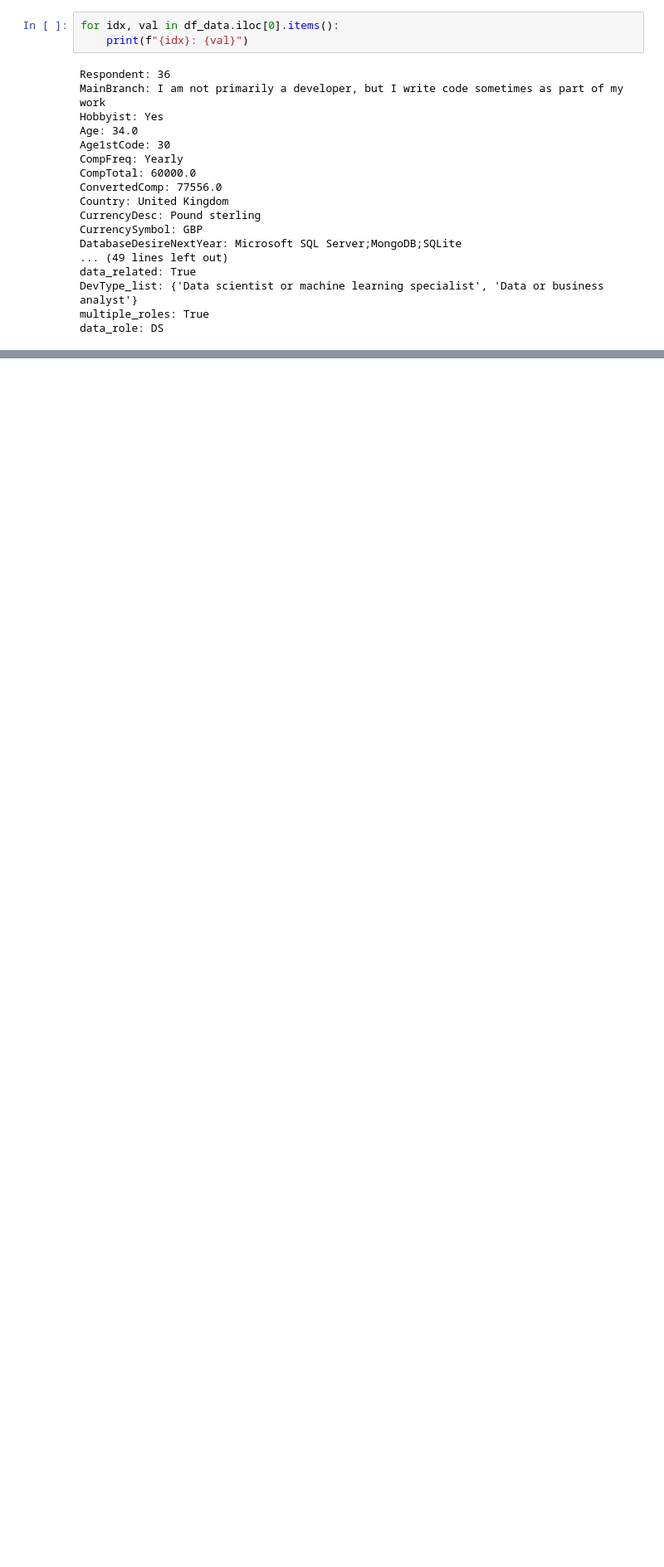
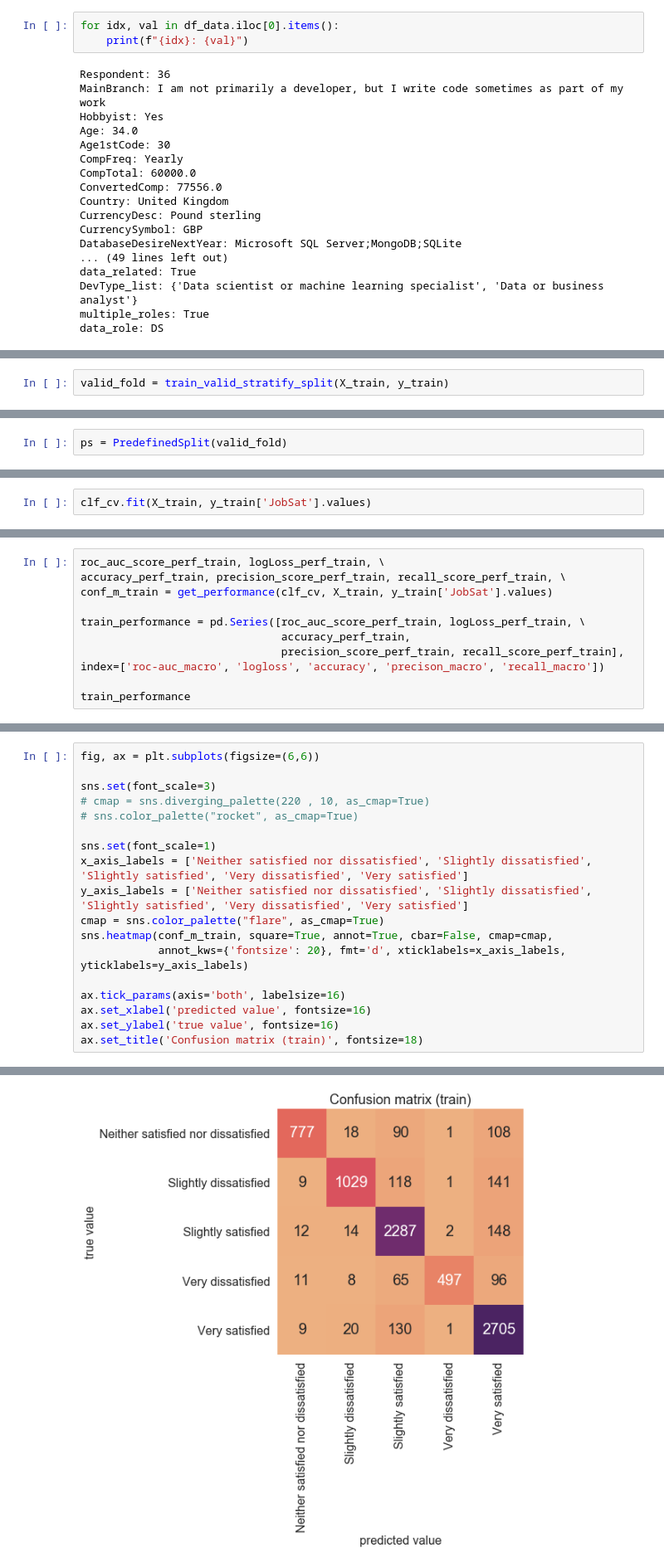
Before and after one commit to Chancylin/StackOverflow_Survey, a Jupyter notebook: notebooks/stackoverflow.ipynb, the cells around one changed output, grey strips where cells are left out. Shown at 83% size. Drawn from its saved outputs; the diff is of its cells as text; blank space fills up the shorter version.

Commit message:
Trained XGBoost model.

```diff
--- a/notebooks/stackoverflow.ipynb
+++ b/notebooks/stackoverflow.ipynb
@@ -977,0 +1099,2 @@ data_role: DS
+# %%
+valid_fold = train_valid_stratify_split(X_train, y_train)
@@ -977,0 +1103,2 @@ data_role: DS
+# %%
+ps = PredefinedSplit(valid_fold)
@@ -977,0 +1137,2 @@ data_role: DS
+# %%
+clf_cv.fit(X_train, y_train['JobSat'].values)
@@ -977,0 +1227,10 @@ data_role: DS
+# %%
+roc_auc_score_perf_train, logLoss_perf_train, \
+accuracy_perf_train, precision_score_perf_train, recall_score_perf_train, \
+conf_m_train = get_performance(clf_cv, X_train, y_train['JobSat'].values)
+
+train_performance = pd.Series([roc_auc_score_perf_train, logLoss_perf_train, \
+                               accuracy_perf_train,
+                               precision_score_perf_train, recall_score_perf_train], index=['roc-auc_macro', 'logloss', 'accuracy', 'precison_macro', 'recall_macro'])
+
+train_performance
@@ -977,0 +1279,19 @@ data_role: DS
+# %%
+fig, ax = plt.subplots(figsize=(6,6))
+
+sns.set(font_scale=3)
+# cmap = sns.diverging_palette(220 , 10, as_cmap=True)
+# sns.color_palette("rocket", as_cmap=True)
+
+sns.set(font_scale=1)
+x_axis_labels = ['Neither satisfied nor dissatisfied', 'Slightly dissatisfied', 'Slightly satisfied', 'Very dissatisfied', 'Very satisfied']
+y_axis_labels = ['Neither satisfied nor dissatisfied', 'Slightly dissatisfied', 'Slightly satisfied', 'Very dissatisfied', 'Very satisfied']
+cmap = sns.color_palette("flare", as_cmap=True)
+sns.heatmap(conf_m_train, square=True, annot=True, cbar=False, cmap=cmap,
+            annot_kws={'fontsize': 20}, fmt='d', xticklabels=x_axis_labels, yticklabels=y_axis_labels)
+
+ax.tick_params(axis='both', labelsize=16)
+ax.set_xlabel('predicted value', fontsize=16)
+ax.set_ylabel('true value', fontsize=16)
+ax.set_title('Confusion matrix (train)', fontsize=18)
+# %% [output]
@@ -977,0 +1299 @@ data_role: DS
+[figure, added]
```
Also changed, not shown: parts of 32 cells of this notebook, 1 other file.
